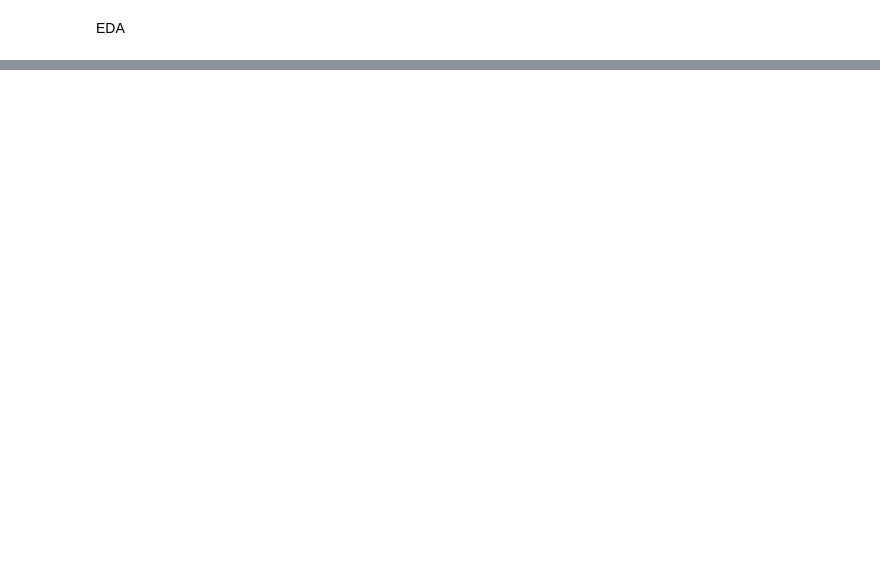
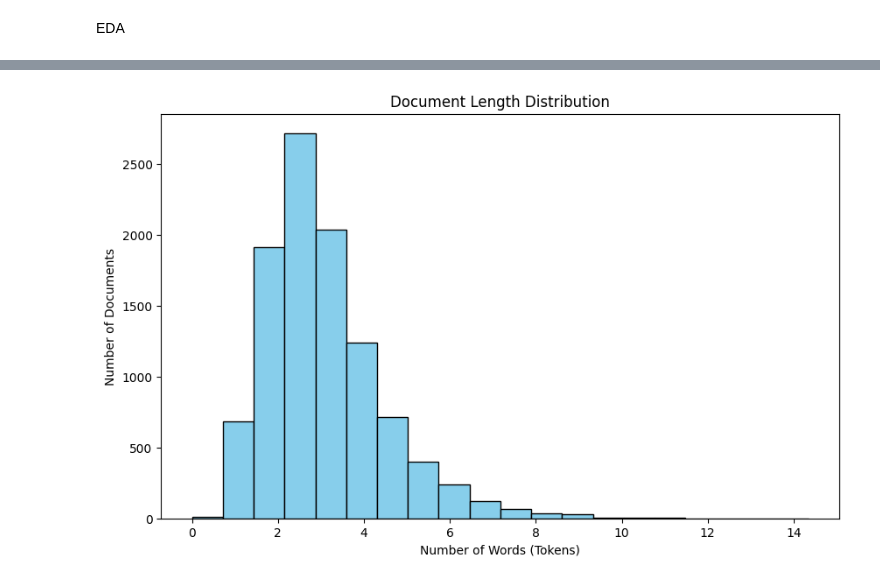
Before and after one commit to shubhamnarkhede/Youtube_Video_Stance_Aanalysis, a Jupyter notebook: YouTube_Data.ipynb, the cells around one changed output, grey strips where cells are left out. Drawn from its saved outputs; the diff is of its cells as text; code cells hidden in the pictures; blank space fills up the shorter version.

```diff
--- a/YouTube_Data.ipynb
+++ b/YouTube_Data.ipynb
@@ -677,3 +807,21 @@ EDA
+# %%
+import pandas as pd
+import matplotlib.pyplot as plt
+
+# Assuming you have a DataFrame 'tfidf_df' with your TF-IDF vectors
+
+# Calculate the length of each document in terms of the number of words (tokens)
+document_lengths = tfidf_df.sum(axis=1)
+
+# Create a histogram to visualize the distribution of document lengths
+plt.figure(figsize=(10, 6))
+plt.hist(document_lengths, bins=20, color='skyblue', edgecolor='black')
+plt.title('Document Length Distribution')
+plt.xlabel('Number of Words (Tokens)')
+plt.ylabel('Number of Documents')
+plt.show()
+# %% [output]
+[figure, added]
 # %%
 # Distribution of likes and dislikes
 import matplotlib.pyplot as plt
```
Also changed, not shown: parts of 23 cells of this notebook.
